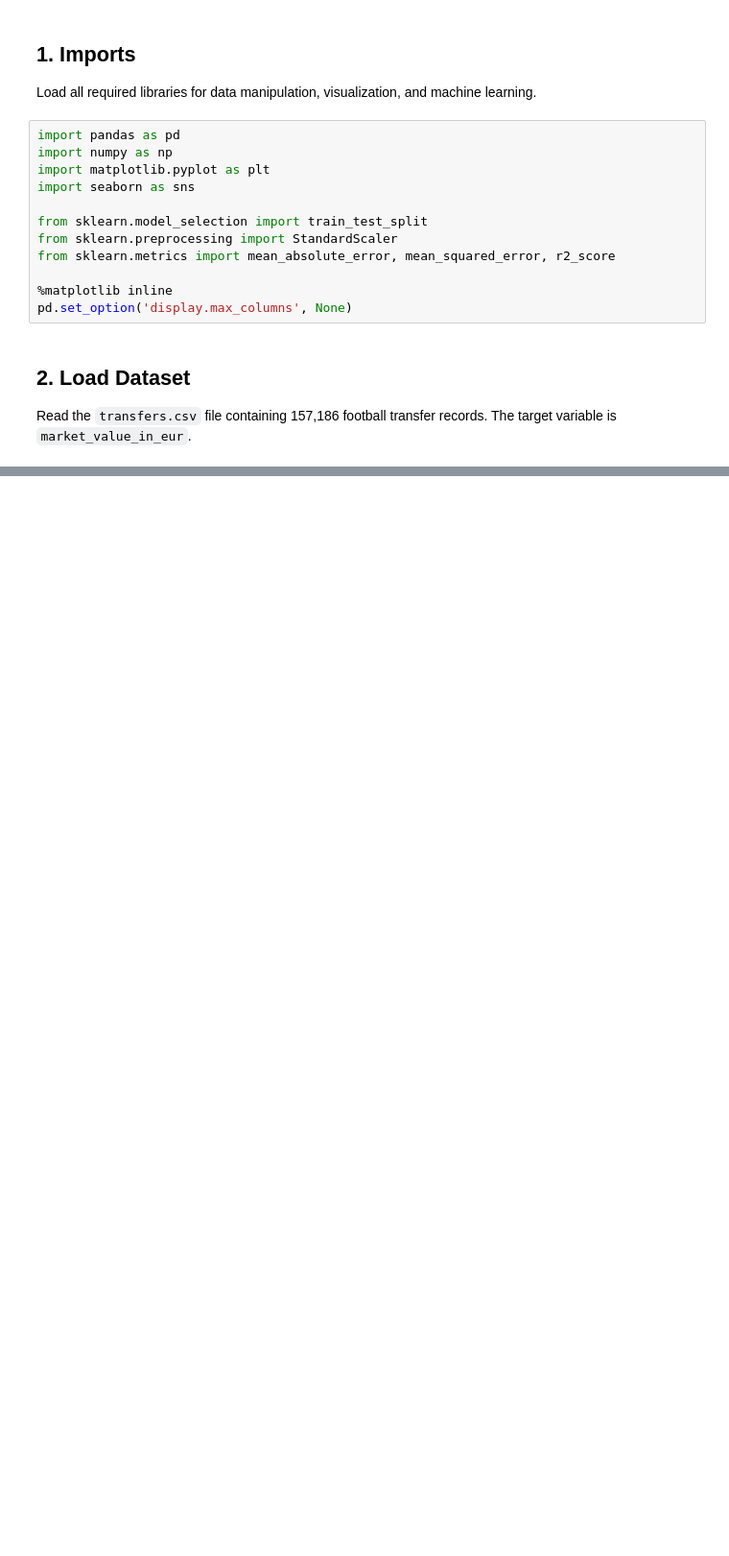
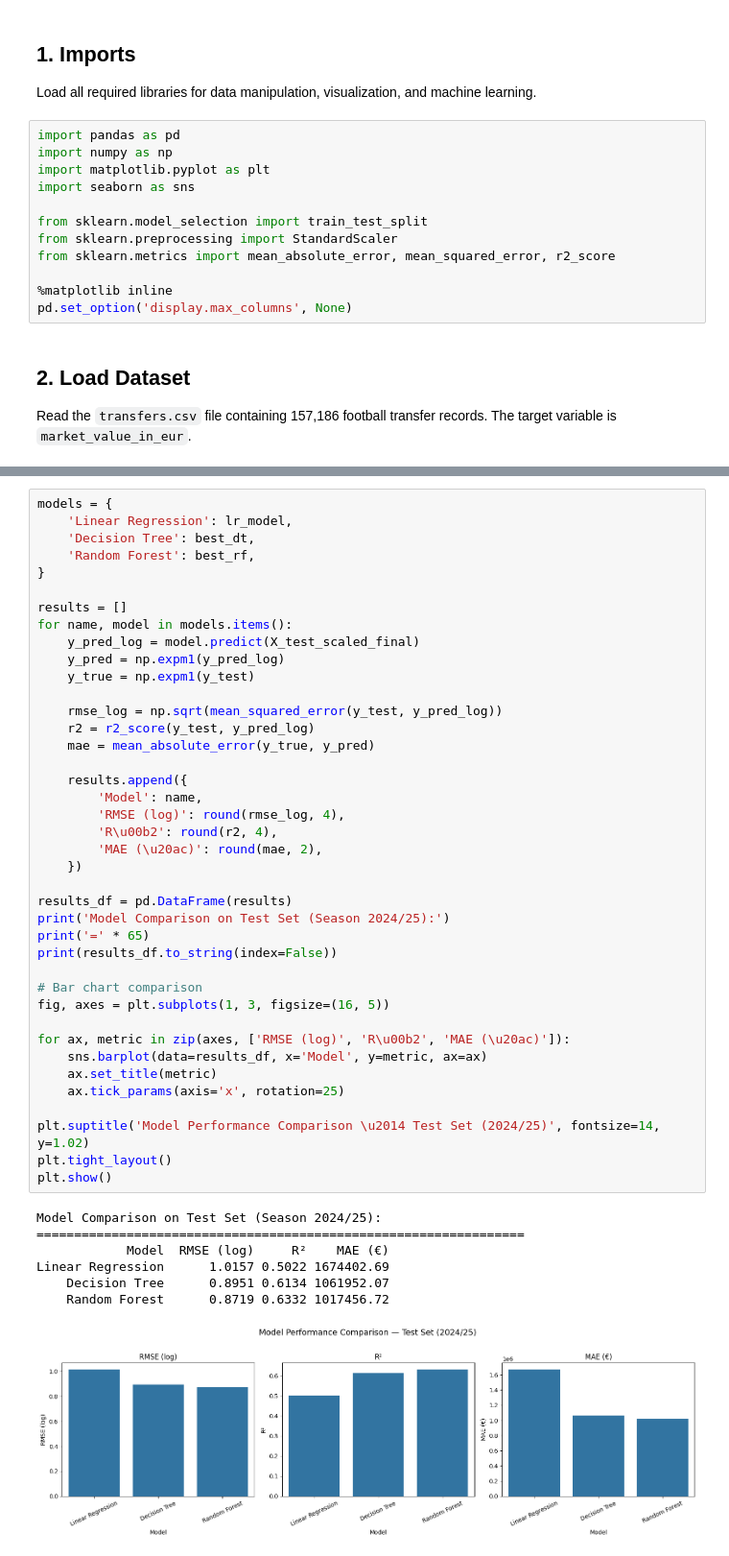
Before and after one commit to VillegasMich/football-transfer-ml, a Jupyter notebook: main.ipynb, the cells around one changed output, grey strips where cells are left out. Shown at 96% size. Cells and saved outputs as stored; diff of their text form; blank space fills up the shorter version.

```diff
--- a/main.ipynb
+++ b/main.ipynb
@@ -107,0 +479,48 @@ Shape: (157186, 10)
+# %%
+models = {
+    'Linear Regression': lr_model,
+    'Decision Tree': best_dt,
+    'Random Forest': best_rf,
+}
+
+results = []
+for name, model in models.items():
+    y_pred_log = model.predict(X_test_scaled_final)
+    y_pred = np.expm1(y_pred_log)
+    y_true = np.expm1(y_test)
+
+    rmse_log = np.sqrt(mean_squared_error(y_test, y_pred_log))
+    r2 = r2_score(y_test, y_pred_log)
+    mae = mean_absolute_error(y_true, y_pred)
+
+    results.append({
+        'Model': name,
+        'RMSE (log)': round(rmse_log, 4),
+        'R\u00b2': round(r2, 4),
+        'MAE (\u20ac)': round(mae, 2),
+    })
+
+results_df = pd.DataFrame(results)
+print('Model Comparison on Test Set (Season 2024/25):')
+print('=' * 65)
+print(results_df.to_string(index=False))
+
+# Bar chart comparison
+fig, axes = plt.subplots(1, 3, figsize=(16, 5))
+
+for ax, metric in zip(axes, ['RMSE (log)', 'R\u00b2', 'MAE (\u20ac)']):
+    sns.barplot(data=results_df, x='Model', y=metric, ax=ax)
+    ax.set_title(metric)
+    ax.tick_params(axis='x', rotation=25)
+
+plt.suptitle('Model Performance Comparison \u2014 Test Set (2024/25)', fontsize=14, y=1.02)
+plt.tight_layout()
+plt.show()
+# %% [output]
+Model Comparison on Test Set (Season 2024/25):
+=================================================================
+            Model  RMSE (log)     R²    MAE (€)
+Linear Regression      1.0157 0.5022 1674402.69
+    Decision Tree      0.8951 0.6134 1061952.07
+    Random Forest      0.8719 0.6332 1017456.72
+[figure, added]
```
Also changed, not shown: parts of 23 cells of this notebook.
